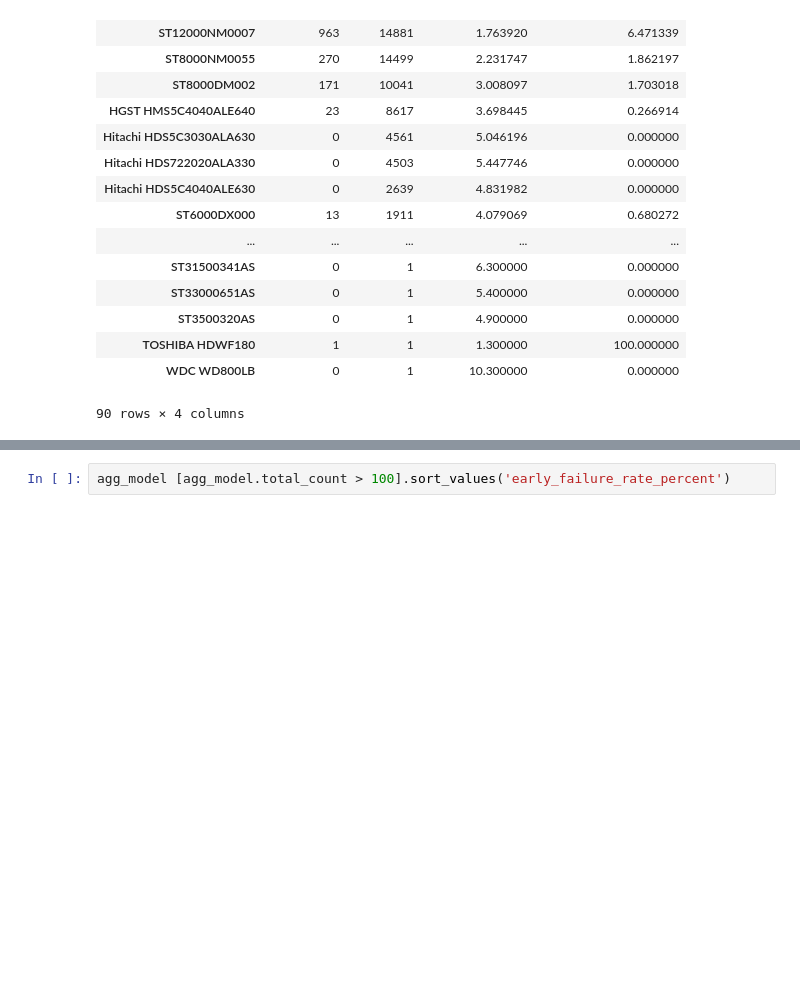
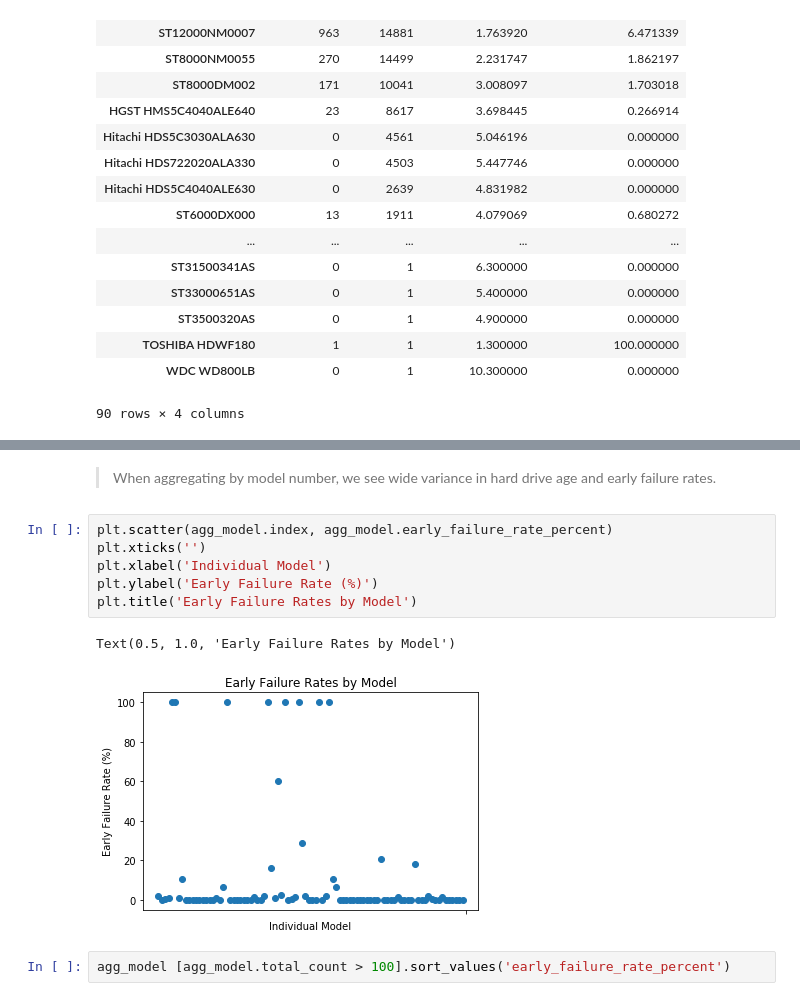
Before and after one commit to just-keep-spinning/hard-drive-project, a Jupyter notebook: david_capstone_folder/david_test.ipynb, the cells around one changed output, grey strips where cells are left out. Cells and saved outputs as stored; diff of their text form; blank space fills up the shorter version.

```diff
--- a/david_capstone_folder/david_test.ipynb
+++ b/david_capstone_folder/david_test.ipynb
@@ -257,3 +282,14 @@ agg_model.sort_values(by=['total_count'], ascending = False)
+# %% [markdown]
+> When aggregating by model number, we see wide variance in hard drive age and early failure rates.
+# %%
+plt.scatter(agg_model.index, agg_model.early_failure_rate_percent)
+plt.xticks('')
+plt.xlabel('Individual Model')
+plt.ylabel('Early Failure Rate (%)')
+plt.title('Early Failure Rates by Model')
+# %% [output]
+Text(0.5, 1.0, 'Early Failure Rates by Model')
+[figure, added]
 # %%
 agg_model [agg_model.total_count > 100].sort_values('early_failure_rate_percent')
 # %% [output]
```
Also changed, not shown: parts of 18 cells of this notebook, 5 other files.
